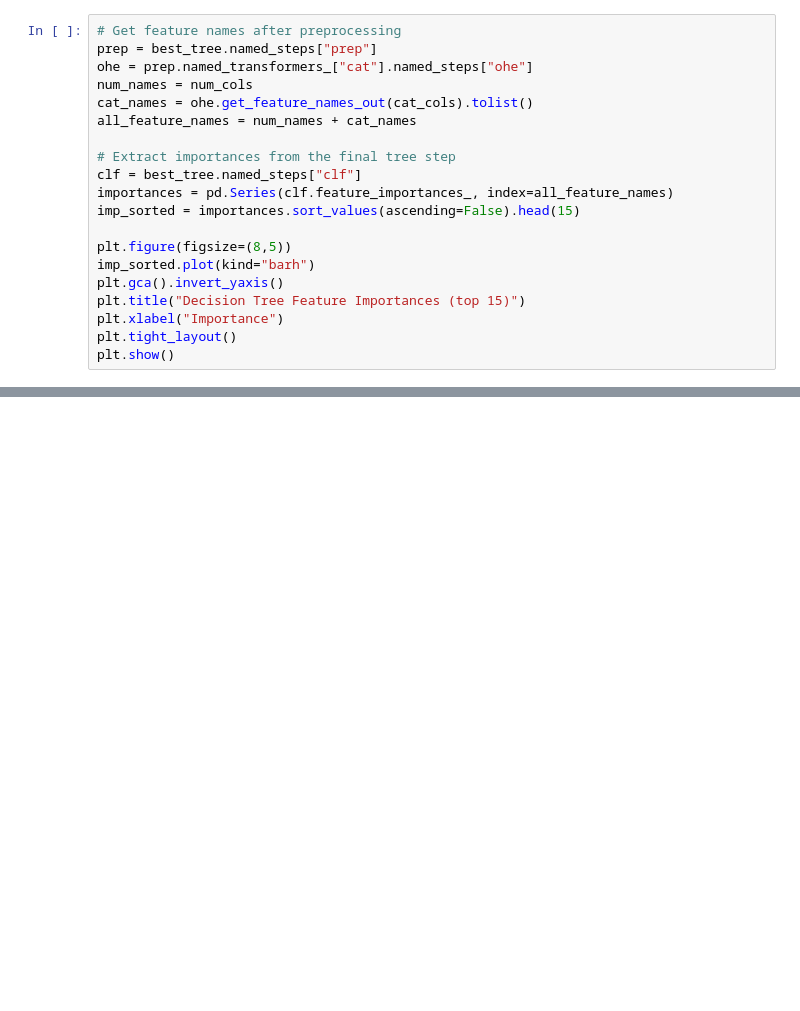
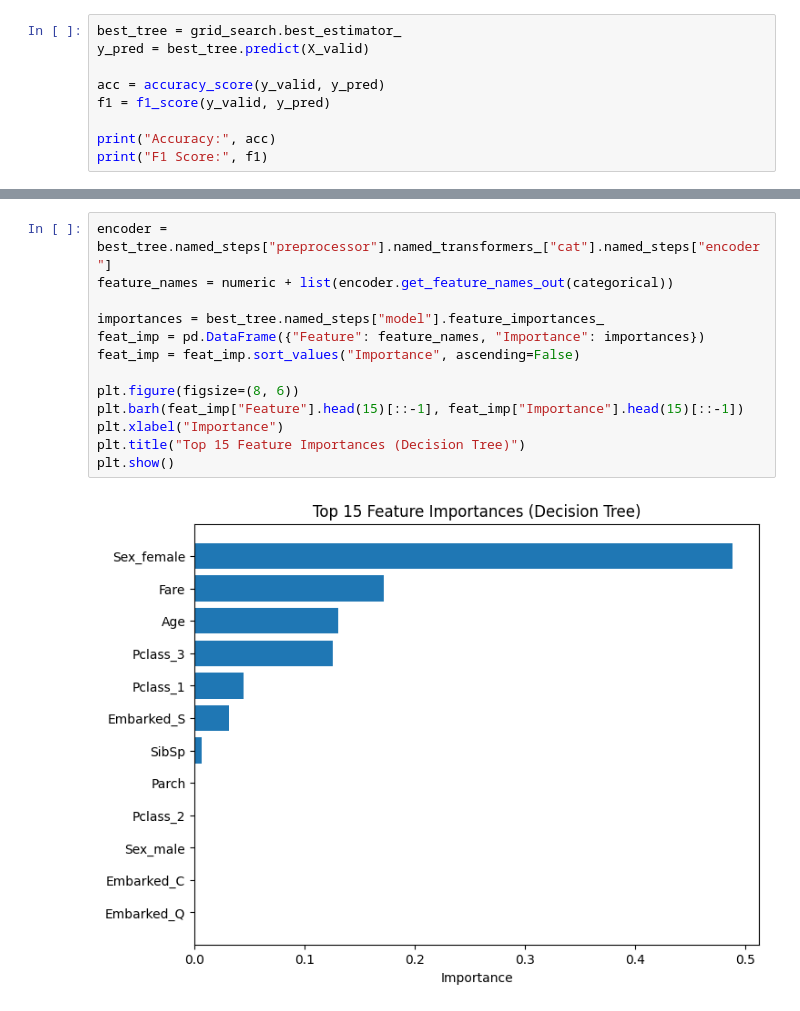
Before and after one commit to abmostert/data-science-portfolio, a Jupyter notebook: titanic_data_2.ipynb, the cells around one changed output, grey strips where cells are left out. Drawn from its saved outputs; the diff is of its cells as text; blank space fills up the shorter version.

```diff
--- a/titanic_data_2.ipynb
+++ b/titanic_data_2.ipynb
@@ -145,20 +98,9 @@ metrics_df.round(3)
 # %%
-# Get feature names after preprocessing
-prep = best_tree.named_steps["prep"]
-ohe = prep.named_transformers_["cat"].named_steps["ohe"]
-num_names = num_cols
-cat_names = ohe.get_feature_names_out(cat_cols).tolist()
-all_feature_names = num_names + cat_names
+best_tree = grid_search.best_estimator_
+y_pred = best_tree.predict(X_valid)
 
-# Extract importances from the final tree step
-clf = best_tree.named_steps["clf"]
-importances = pd.Series(clf.feature_importances_, index=all_feature_names)
-imp_sorted = importances.sort_values(ascending=False).head(15)
+acc = accuracy_score(y_valid, y_pred)
+f1 = f1_score(y_valid, y_pred)
 
-plt.figure(figsize=(8,5))
-imp_sorted.plot(kind="barh")
-plt.gca().invert_yaxis()
-plt.title("Decision Tree Feature Importances (top 15)")
-plt.xlabel("Importance")
-plt.tight_layout()
-plt.show()
+print("Accuracy:", acc)
+print("F1 Score:", f1)
@@ -164,0 +131,15 @@ plt.show()
+# %%
+encoder = best_tree.named_steps["preprocessor"].named_transformers_["cat"].named_steps["encoder"]
+feature_names = numeric + list(encoder.get_feature_names_out(categorical))
+
+importances = best_tree.named_steps["model"].feature_importances_
+feat_imp = pd.DataFrame({"Feature": feature_names, "Importance": importances})
+feat_imp = feat_imp.sort_values("Importance", ascending=False)
+
+plt.figure(figsize=(8, 6))
+plt.barh(feat_imp["Feature"].head(15)[::-1], feat_imp["Importance"].head(15)[::-1])
+plt.xlabel("Importance")
+plt.title("Top 15 Feature Importances (Decision Tree)")
+plt.show()
+# %% [output]
+[figure, added]
```
Also changed, not shown: parts of 11 cells of this notebook, 1 other file.
